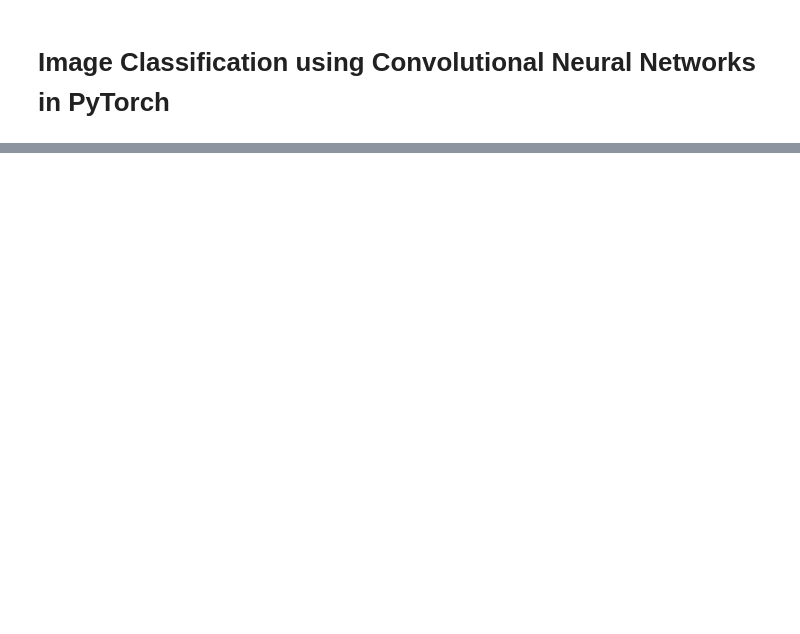
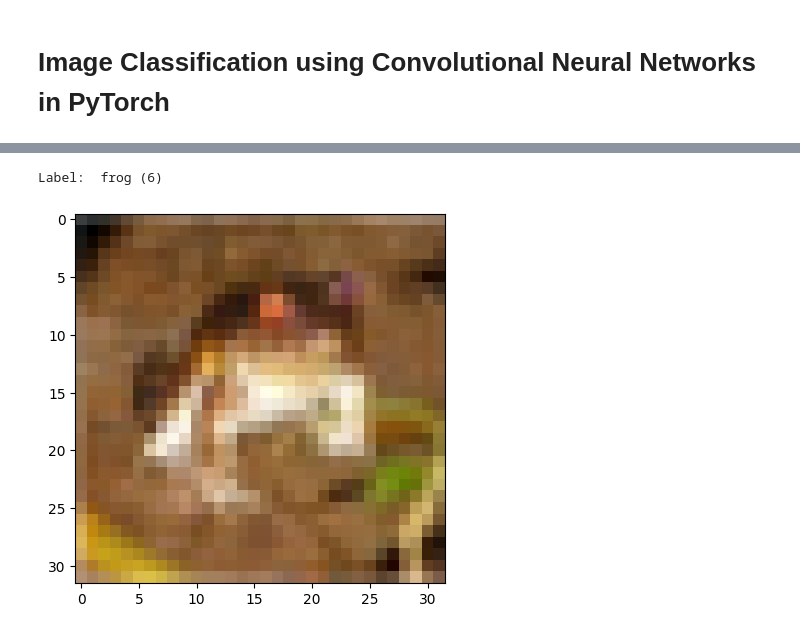
Before and after one commit to KhageshorGiri/Deep_Learning, a Jupyter notebook: pytorch/CNN/cnn_cifar10_dataset.ipynb, the cells around one changed output, grey strips where cells are left out. Drawn from its saved outputs; the diff is of its cells as text; code cells hidden in the pictures; blank space fills up the shorter version.

```diff
--- a/pytorch/CNN/cnn_cifar10_dataset.ipynb
+++ b/pytorch/CNN/cnn_cifar10_dataset.ipynb
@@ -27,0 +45,4 @@ target_classes = ('plane', 'car', 'bird', 'cat',
+# %%
+img, label = trainset[0]
+print(img.shape, label)
+img
@@ -27,0 +68,10 @@ target_classes = ('plane', 'car', 'bird', 'cat',
+# %%
+
+def show_example(img, label):
+    print('Label: ', trainset.classes[label], "("+str(label)+")")
+    plt.imshow(img.permute(1, 2, 0))
+# %%
+show_example(*trainset[0])
+# %% [output]
+Label:  frog (6)
+[figure, added]
```
Also changed, not shown: parts of 23 cells of this notebook.
